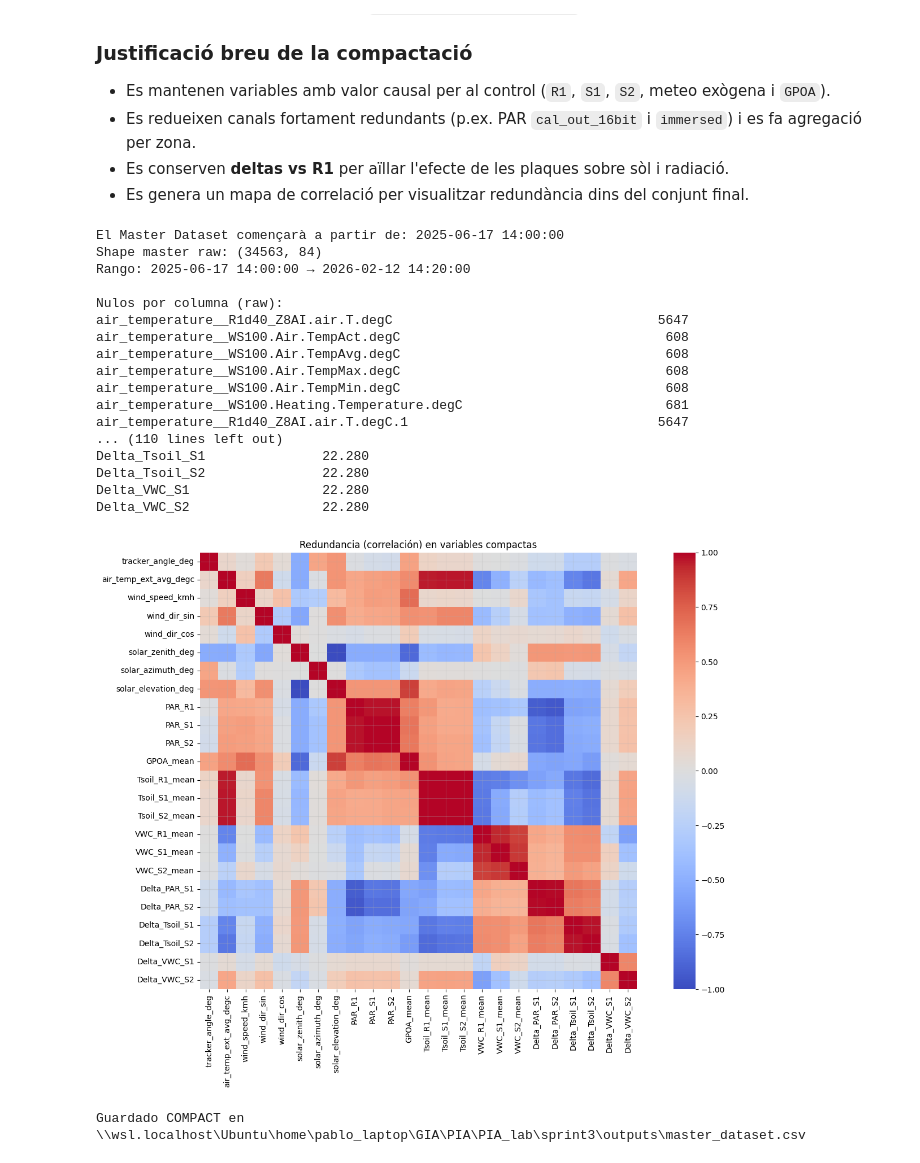
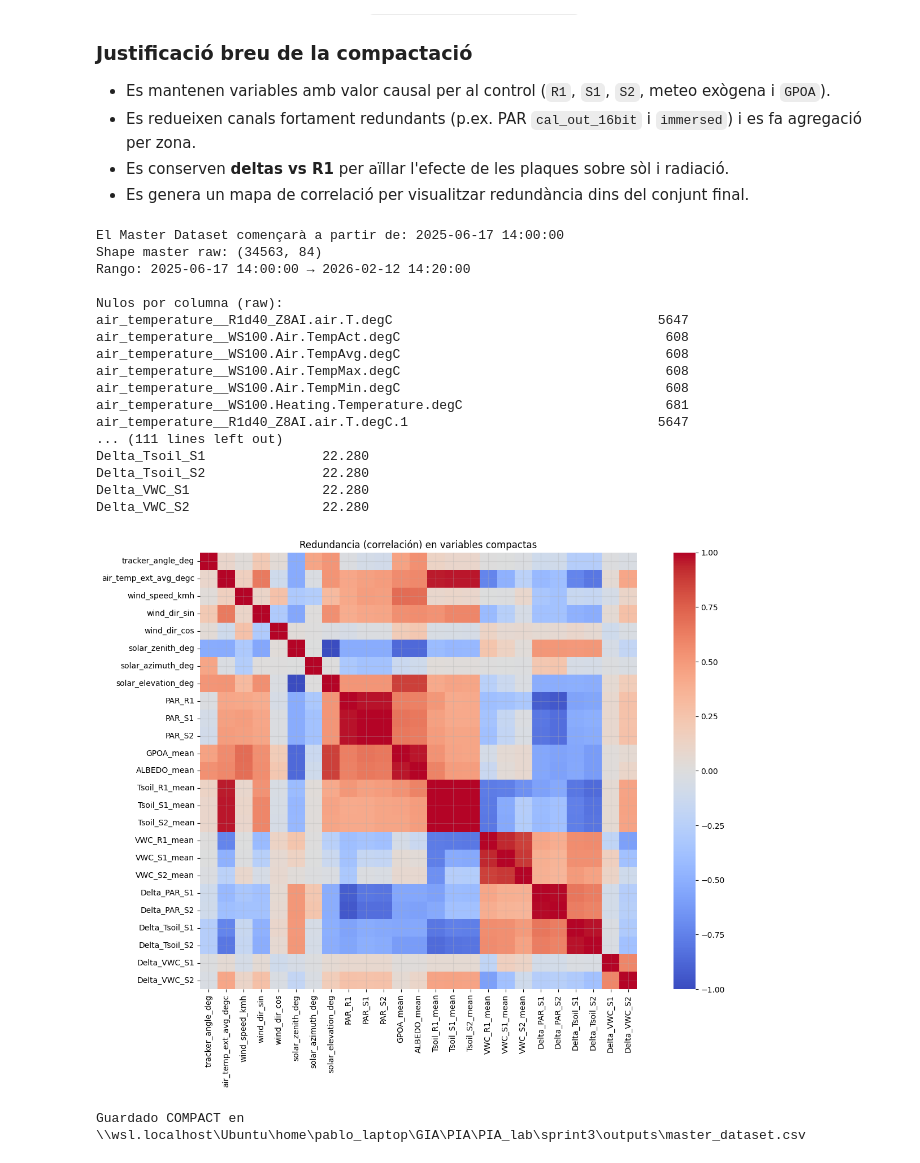
Before and after one commit to danielalvarezsarroca/PIA_lab, a Jupyter notebook: sprint3/Master_DataSet_clean.ipynb, the cells around one changed output. Drawn from its saved outputs; the diff is of its cells as text; code cells hidden in the pictures.

```diff
--- a/sprint3/Master_DataSet_clean.ipynb
+++ b/sprint3/Master_DataSet_clean.ipynb
@@ -719,7 +719,7 @@ ordered_cols = [
     'PAR_R1', 'PAR_S1', 'PAR_S2',
     'Tsoil_R1_mean', 'Tsoil_S1_mean', 'Tsoil_S2_mean', 'Tsoil_S1_std', 'Tsoil_S2_std',
     'VWC_R1_mean', 'VWC_S1_mean', 'VWC_S2_mean', 'VWC_S1_std', 'VWC_S2_std',
-    'GPOA_mean',
+    'GPOA_mean', 'ALBEDO_mean',
     'Delta_PAR_S1', 'Delta_PAR_S2', 'Delta_Tsoil_S1', 'Delta_Tsoil_S2', 'Delta_VWC_S1', 'Delta_VWC_S2'
 ]
 compact = compact[[c for c in ordered_cols if c in compact.columns]]
@@ -733,7 +733,7 @@ round_map = {
     3: ['VWC_R1_mean', 'VWC_S1_mean', 'VWC_S2_mean', 'VWC_S1_std', 'VWC_S2_std',
         'Delta_VWC_S1', 'Delta_VWC_S2',
         'wind_dir_sin', 'wind_dir_cos'],
-    1: ['PAR_R1', 'PAR_S1', 'PAR_S2', 'GPOA_mean', 'Delta_PAR_S1', 'Delta_PAR_S2',
+    1: ['PAR_R1', 'PAR_S1', 'PAR_S2', 'GPOA_mean', 'ALBEDO_mean', 'Delta_PAR_S1', 'Delta_PAR_S2',
         'clearsky_ghi_wm2', 'clearsky_dni_wm2', 'clearsky_dhi_wm2'],
 }
 for d, cols in round_map.items():
@@ -754,7 +754,7 @@ corr_cols = [
     'tracker_angle_deg', 'air_temp_ext_avg_degc', 'wind_speed_kmh',
     'wind_dir_sin', 'wind_dir_cos',
     'solar_zenith_deg', 'solar_azimuth_deg', 'solar_elevation_deg',
-    'PAR_R1', 'PAR_S1', 'PAR_S2', 'GPOA_mean',
+    'PAR_R1', 'PAR_S1', 'PAR_S2', 'GPOA_mean', 'ALBEDO_mean',
     'Tsoil_R1_mean', 'Tsoil_S1_mean', 'Tsoil_S2_mean',
     'VWC_R1_mean', 'VWC_S1_mean', 'VWC_S2_mean',
     'Delta_PAR_S1', 'Delta_PAR_S2', 'Delta_Tsoil_S1', 'Delta_Tsoil_S2', 'Delta_VWC_S1', 'Delta_VWC_S2'
@@ -762,35 +762,35 @@ corr_cols = [
 corr_cols = [c for c in corr_cols if c in compact.columns]
 corr_mat = compact[corr_cols].corr()
 
 plt.figure(figsize=(14, 10))
 sns.heatmap(corr_mat, cmap='coolwarm', center=0, vmin=-1, vmax=1, square=True)
 plt.title('Redundancia (correlación) en variables compactas')
 plt.tight_layout()
 plt.savefig(OUT_DIR / 'compact_redundancy_correlation.png', dpi=150, bbox_inches='tight')
 plt.show()
 
 # Salidas
 compact.to_csv(OUT_DIR / 'master_dataset.csv', index=True)
 print(f"Guardado COMPACT en {OUT_DIR / 'master_dataset.csv'}")
 # %% [output]
 El Master Dataset començarà a partir de: 2025-06-17 14:00:00
 Shape master raw: (34563, 84)
 Rango: 2025-06-17 14:00:00 → 2026-02-12 14:20:00
 
 Nulos por columna (raw):
 air_temperature__R1d40_Z8AI.air.T.degC                                  5647
 air_temperature__WS100.Air.TempAct.degC                                  608
 air_temperature__WS100.Air.TempAvg.degC                                  608
 air_temperature__WS100.Air.TempMax.degC                                  608
 air_temperature__WS100.Air.TempMin.degC                                  608
 air_temperature__WS100.Heating.Temperature.degC                          681
 air_temperature__R1d40_Z8AI.air.T.degC.1                                5647
-... (110 lines left out)
+... (111 lines left out)
 Delta_Tsoil_S1               22.280
 Delta_Tsoil_S2               22.280
 Delta_VWC_S1                 22.280
 Delta_VWC_S2                 22.280
-[figure, old version]
+[figure, new version]
 Guardado COMPACT en \\wsl.localhost\Ubuntu\home\pablo_laptop\GIA\PIA\PIA_lab\sprint3\outputs\master_dataset.csv
 # %%
 # ============================================================
```
Also changed, not shown: parts of 1 cell of this notebook, 5 other files.
